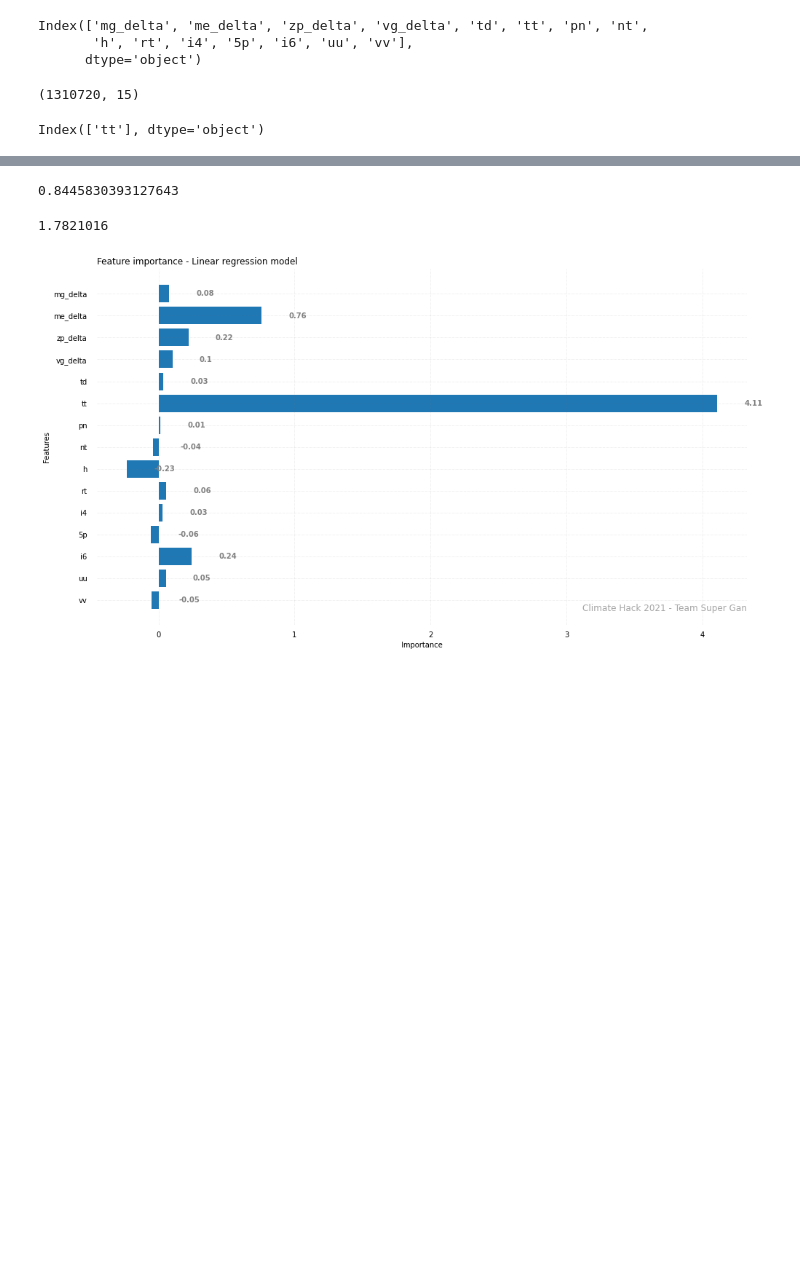
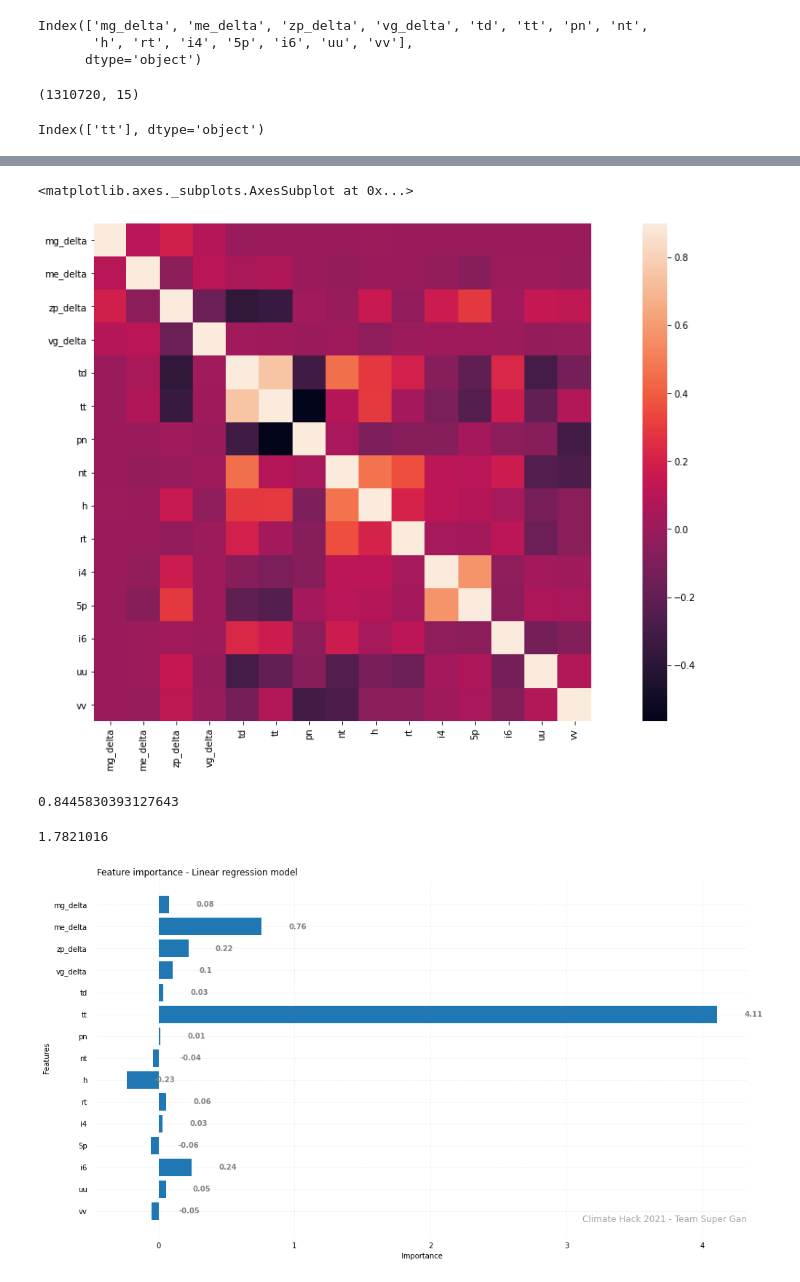
Before and after one commit to AmDeep/AI_LaunchLab_Team3, a Jupyter notebook: SR_SM_LR.ipynb, the cells around one changed output, grey strips where cells are left out. Drawn from its saved outputs; the diff is of its cells as text; code cells hidden in the pictures; blank space fills up the shorter version.

```diff
--- a/SR_SM_LR.ipynb
+++ b/SR_SM_LR.ipynb
@@ -54,6 +54,16 @@ df.head()
 |  |  | 2 | 5.995204e-14 | 1.855469 | 1.509130 | 2.398082e-12 | 1.877701 | 10.292023 | 1009.307739 | 0.105957 | 1500.394775 | ... |
 |  |  | 3 | 5.995204e-14 | -71.894531 | 1.880713 | 2.398082e-12 | -0.153549 | 12.098663 | 1009.385864 | 0.371582 | 1500.394775 | ... |
 |  |  | 4 | 5.995204e-14 | -104.457031 | 1.938818 | 2.398082e-12 | -0.153549 | 12.098663 | 1009.385864 | 0.371582 | 1500.394775 | ... |
+# %%
+import seaborn as sns
+import matplotlib.pyplot as plt
+
+corrmat = df.corr()
+plt.subplots(figsize=(20, 10))
+sns.heatmap(corrmat, vmax=.9, square=True)
+# %% [output]
+<matplotlib.axes._subplots.AxesSubplot at 0x...>
+[figure, added]
 # %%
 from sklearn.model_selection import train_test_split
 
```
